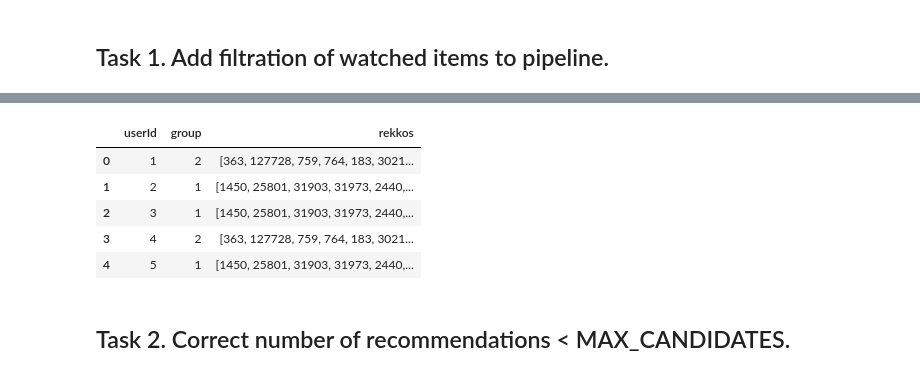
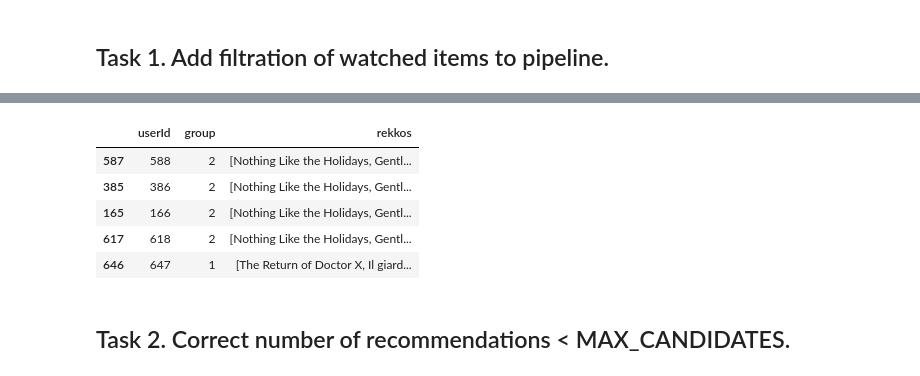
Before and after one commit to missukrof/project-okko, a Jupyter notebook: week 1/baseline.ipynb, the cells around one changed output, grey strips where cells are left out. Drawn from its saved outputs; the diff is of its cells as text; code cells hidden in the pictures.

```diff
--- a/week 1/baseline.ipynb
+++ b/week 1/baseline.ipynb
@@ -314,6 +319,43 @@ Congrats! Your first basic recommender system is ready!!
 - Also, consider cases when you fitler watched ones and you have less items in recommendations than required i.e. number of recommendations < MAX_CANDIDATES
 # %% [markdown]
 ## Task 1. Add filtration of watched items to pipeline.
+# %%
+def fit(
+    data: pd.DataFrame,
+    item_col: str,
+    movies: pd.DataFrame = None,
+    output_format: str = None,
+    groups: list = None,
+    max_candidates: int = 20
+    ):
+    """
+    function runs all pipeline to generate recommendations based on given group
+    :data: dataframe of interactions
+    :item_col: item column name
+    :groups: optional, list of groups column names to get recommendations
+    :max_candidates: number of recommendations to return
+    """
+    if item_col not in data.columns.to_list():
+        raise ValueError('Invalid item_col type. Expected one of: %s' % data.columns.to_list())
+
+    if output_format is not None and movies is None:
+        raise ValueError('Invalid movies type. Expected DataFrame with movies ids and %s' % output_format)
+    elif output_format is None and movies is not None:
+        raise ValueError('Invalid output_format type. Expected one of: %s' % movies.columns.to_list())
+
+    if groups is not None:
+        recommendations = data.groupby(groups).apply(compute_popularity, item_col, max_candidates)
+    else:
+        recommendations = compute_popularity(data, item_col, max_candidates)
+    if output_format is not None:
+        mapping = name_mapper(movies, item_col, output_format)
+        if groups is not None:
+            for i in range(1, 3):
+                recommendations[i] = [mapping.get(x) for x in recommendations[i]]
+        else:
+            recommendations = [mapping.get(x) for x in recommendations]
+
+    return recommendations
 # %%
 def filtering(
     output_for_filtering: pd.DataFrame):
@@ -394,18 +447,22 @@ check_recs.head()
 # %%
 # check
-recs = fit(data, item_col=ITEM_COLUMN, groups=['group'])
+recs = fit(data=data,
+           item_col=ITEM_COLUMN,
+           groups=['group'],
+           movies=movies_metadata,
+           output_format='original_title')
 check_recs = recommend(users=users[['userId', 'group', 'watched']],
                        recommendations=recs,
                        groups=['group'],
                        filtration=True)
-check_recs.head()
+check_recs.sample(5)
 # %% [output]
 |  | userId | group | rekkos |
-| 0 | 1 | 2 | [363, 127728, 759, 764, 183, 3021... |
-| 1 | 2 | 1 | [1450, 25801, 31903, 31973, 2440,... |
-| 2 | 3 | 1 | [1450, 25801, 31903, 31973, 2440,... |
-| 3 | 4 | 2 | [363, 127728, 759, 764, 183, 3021... |
-| 4 | 5 | 1 | [1450, 25801, 31903, 31973, 2440,... |
+| 587 | 588 | 2 | [Nothing Like the Holidays, Gentl... |
+| 385 | 386 | 2 | [Nothing Like the Holidays, Gentl... |
+| 165 | 166 | 2 | [Nothing Like the Holidays, Gentl... |
+| 617 | 618 | 2 | [Nothing Like the Holidays, Gentl... |
+| 646 | 647 | 1 | [The Return of Doctor X, Il giard... |
 # %% [markdown]
 ## Task 2. Correct number of recommendations < MAX_CANDIDATES.
 # %%
```
Also changed, not shown: parts of 26 cells of this notebook.
